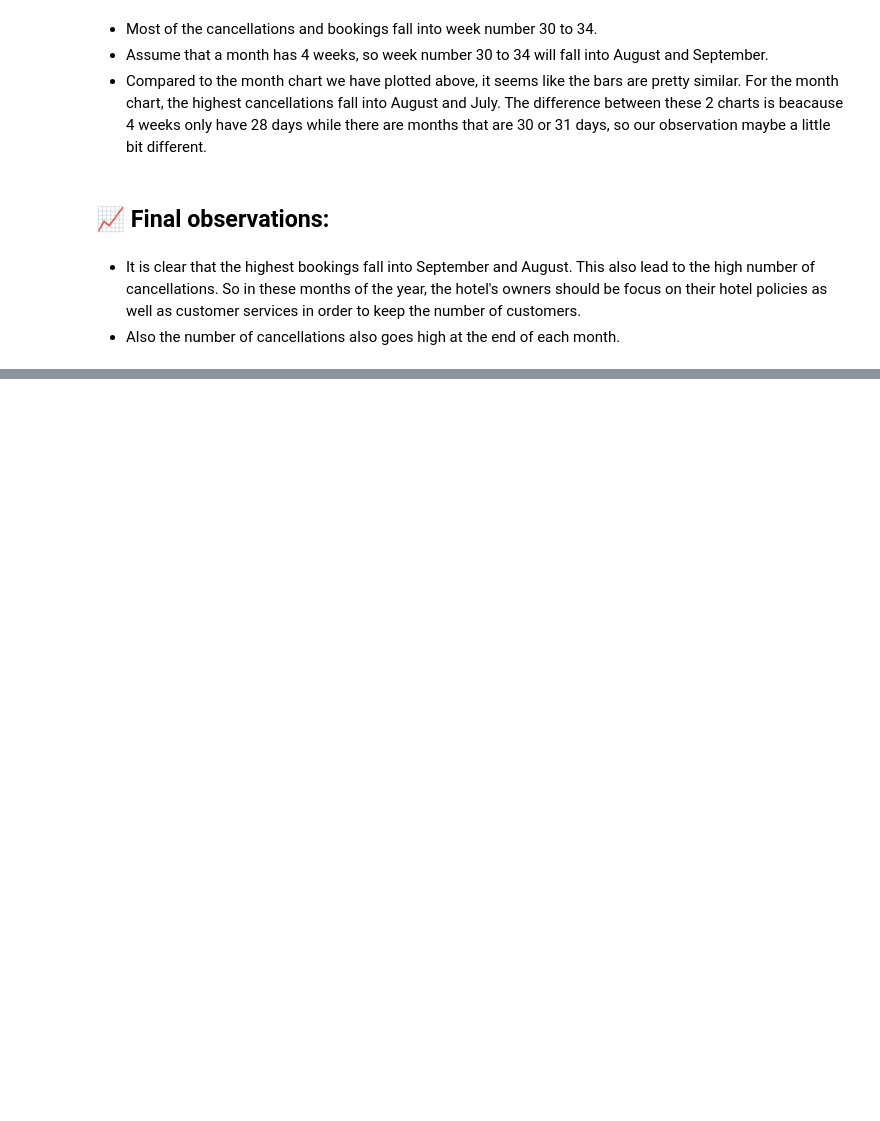
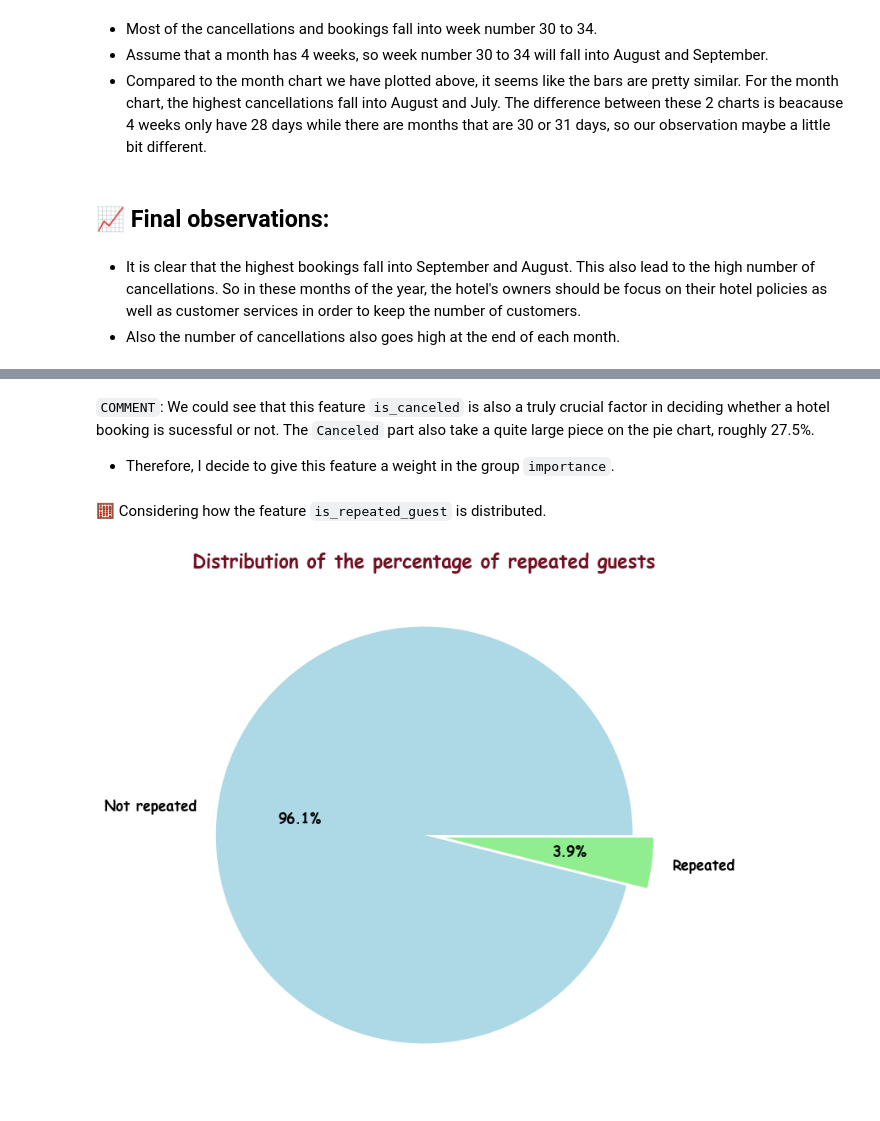
Before and after one commit to danghuynh-bit/LTKHDL_hotekbookingdemand, a Jupyter notebook: 03_Analyzing_Questions.ipynb, the cells around one changed output, grey strips where cells are left out. Cells and saved outputs as stored; diff of their text form; code cells hidden in the pictures; blank space fills up the shorter version.

```diff
--- a/03_Analyzing_Questions.ipynb
+++ b/03_Analyzing_Questions.ipynb
@@ -421,0 +440,12 @@ Text(0.5, 1.0, 'Cancellations over weeks')
+# %% [markdown]
+`COMMENT`: We could see that this feature `is_canceled` is also a truly crucial factor in deciding whether a hotel booking is sucessful or not. The `Canceled` part also take a quite large piece on the pie chart, roughly 27.5%.
+* Therefore, I decide to give this feature a weight in the group `importance`.
+# %% [markdown]
+🧮 Considering how the feature `is_repeated_guest` is distributed.
+# %%
+plt.figure(figsize=(8, 8))
+plt.pie(cleaned_data['is_repeated_guest'].value_counts(), labels=['Not repeated', 'Repeated'], autopct='%1.1f%%', explode=(0, 0.1), colors=['lightblue', 'lightgreen'], textprops={'fontsize': 12, 'fontfamily': 'Comic Sans MS', 'fontweight': 'bold'})
+plt.title('Distribution of the percentage of repeated guests', fontdict={'fontsize': 16, 'fontfamily': 'Comic Sans MS', 'fontweight': 'bold', 'color': '#750E21'})
+plt.show()
+# %% [output]
+[figure, added]
```
Also changed, not shown: parts of 35 cells of this notebook, 3 other files.
